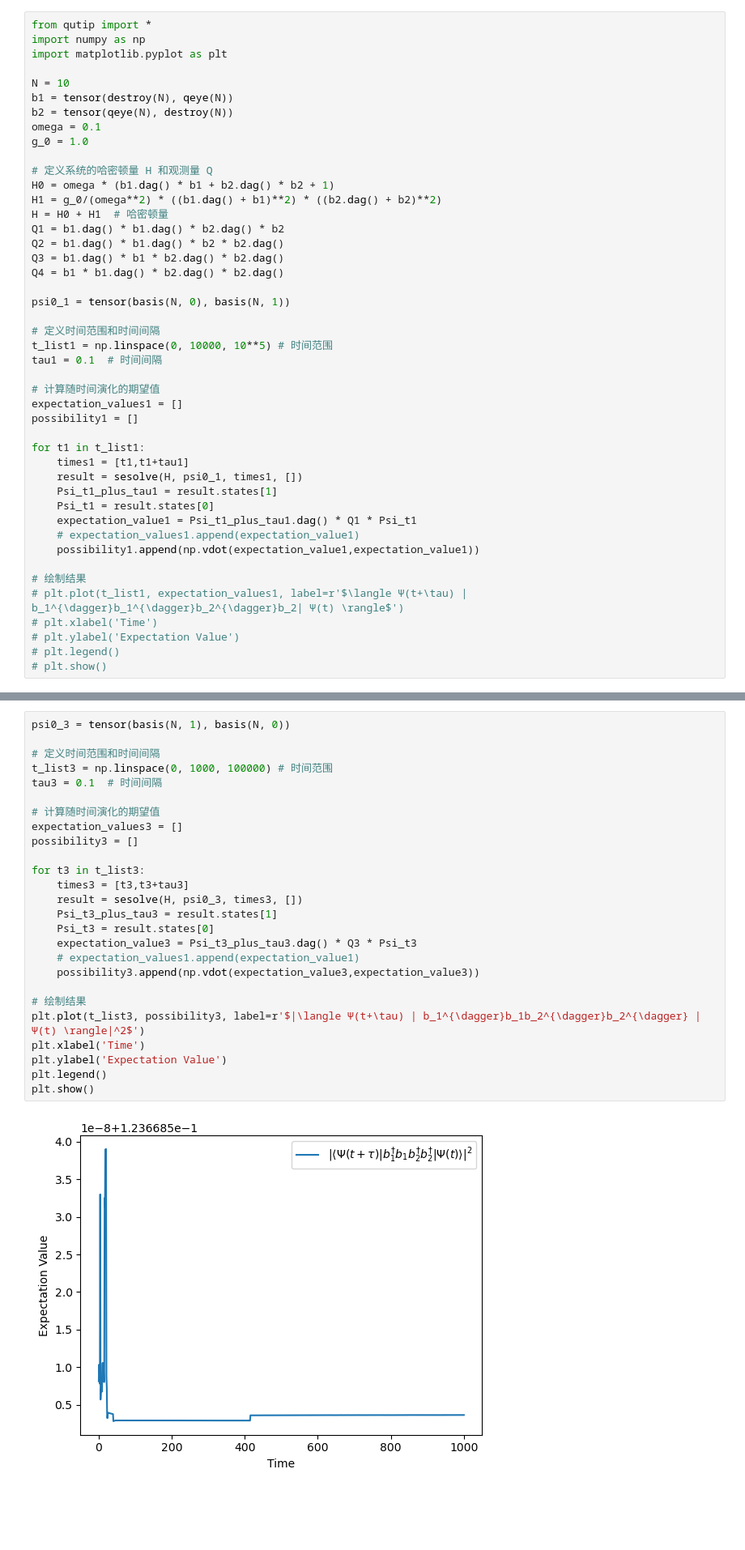
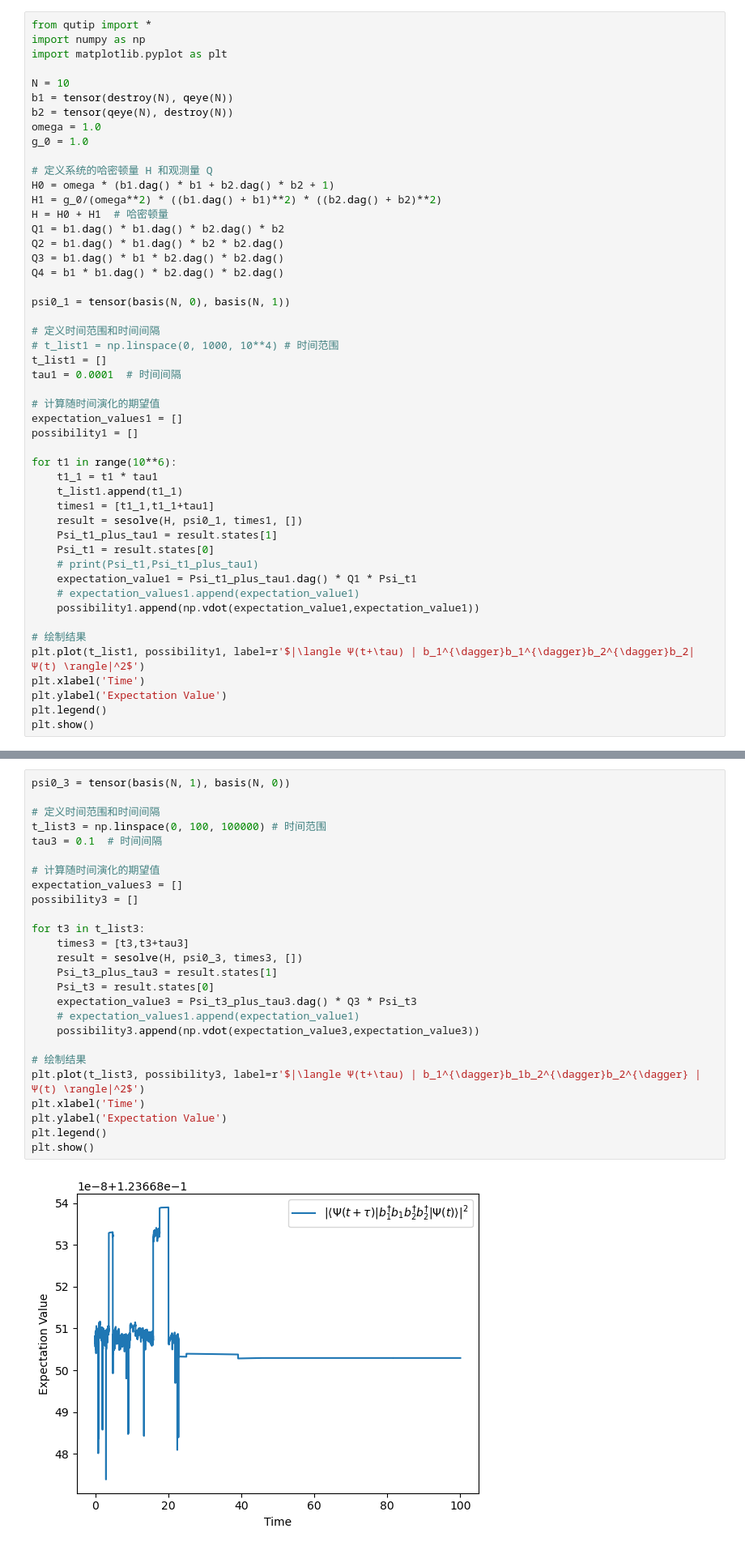
Before and after one commit to Gshilong/shilong, a Jupyter notebook: 代码CHO/1-3.ipynb, the cells around one changed output, grey strips where cells are left out. Shown at 81% size. Cells and saved outputs as stored; diff of their text form; blank space fills up the shorter version.

```diff
--- a/代码CHO/1-3.ipynb
+++ b/代码CHO/1-3.ipynb
@@ -6,7 +6,7 @@ import matplotlib.pyplot as plt
 N = 10
 b1 = tensor(destroy(N), qeye(N))
 b2 = tensor(qeye(N), destroy(N))
-omega = 0.1
+omega = 1.0
 g_0 = 1.0
 
 # 定义系统的哈密顿量 H 和观测量 Q
@@ -21,26 +21,30 @@ Q4 = b1 * b1.dag() * b2.dag() * b2.dag()
 psi0_1 = tensor(basis(N, 0), basis(N, 1))
 
 # 定义时间范围和时间间隔
-t_list1 = np.linspace(0, 10000, 10**5) # 时间范围
-tau1 = 0.1  # 时间间隔
+# t_list1 = np.linspace(0, 1000, 10**4) # 时间范围
+t_list1 = []
+tau1 = 0.0001  # 时间间隔
 
 # 计算随时间演化的期望值
 expectation_values1 = []
 possibility1 = []
 
-for t1 in t_list1:
-    times1 = [t1,t1+tau1]
+for t1 in range(10**6):
+    t1_1 = t1 * tau1
+    t_list1.append(t1_1)
+    times1 = [t1_1,t1_1+tau1]
     result = sesolve(H, psi0_1, times1, [])
     Psi_t1_plus_tau1 = result.states[1]
     Psi_t1 = result.states[0]
+    # print(Psi_t1,Psi_t1_plus_tau1)
     expectation_value1 = Psi_t1_plus_tau1.dag() * Q1 * Psi_t1
     # expectation_values1.append(expectation_value1)
     possibility1.append(np.vdot(expectation_value1,expectation_value1))
 
 # 绘制结果
-# plt.plot(t_list1, expectation_values1, label=r'$\langle Ψ(t+\tau) | b_1^{\dagger}b_1^{\dagger}b_2^{\dagger}b_2| Ψ(t) \rangle$')
-# plt.xlabel('Time')
-# plt.ylabel('Expectation Value')
-# plt.legend()
-# plt.show()
+plt.plot(t_list1, possibility1, label=r'$|\langle Ψ(t+\tau) | b_1^{\dagger}b_1^{\dagger}b_2^{\dagger}b_2| Ψ(t) \rangle|^2$')
+plt.xlabel('Time')
+plt.ylabel('Expectation Value')
+plt.legend()
+plt.show()
 # %% [output]
@@ -90,31 +85,31 @@ plt.show()
 # %%
 psi0_3 = tensor(basis(N, 1), basis(N, 0))
 
 # 定义时间范围和时间间隔
-t_list3 = np.linspace(0, 1000, 100000) # 时间范围
+t_list3 = np.linspace(0, 100, 100000) # 时间范围
 tau3 = 0.1  # 时间间隔
 
 # 计算随时间演化的期望值
 expectation_values3 = []
 possibility3 = []
 
 for t3 in t_list3:
     times3 = [t3,t3+tau3]
     result = sesolve(H, psi0_3, times3, [])
     Psi_t3_plus_tau3 = result.states[1]
     Psi_t3 = result.states[0]
     expectation_value3 = Psi_t3_plus_tau3.dag() * Q3 * Psi_t3
     # expectation_values1.append(expectation_value1)
     possibility3.append(np.vdot(expectation_value3,expectation_value3))
 
 # 绘制结果
 plt.plot(t_list3, possibility3, label=r'$|\langle Ψ(t+\tau) | b_1^{\dagger}b_1b_2^{\dagger}b_2^{\dagger} | Ψ(t) \rangle|^2$')
 plt.xlabel('Time')
 plt.ylabel('Expectation Value')
 plt.legend()
 plt.show()
 # %% [output]
-[figure, old version]
+[figure, new version]
 # %%
 psi0_4 = tensor(basis(N, 1), basis(N, 0))
 
```
Also changed, not shown: parts of 4 cells of this notebook, 1 other file.
